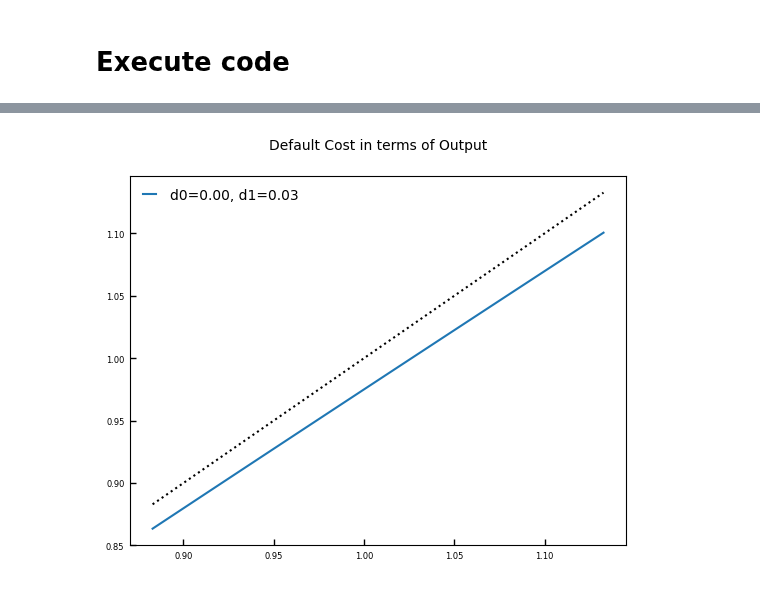
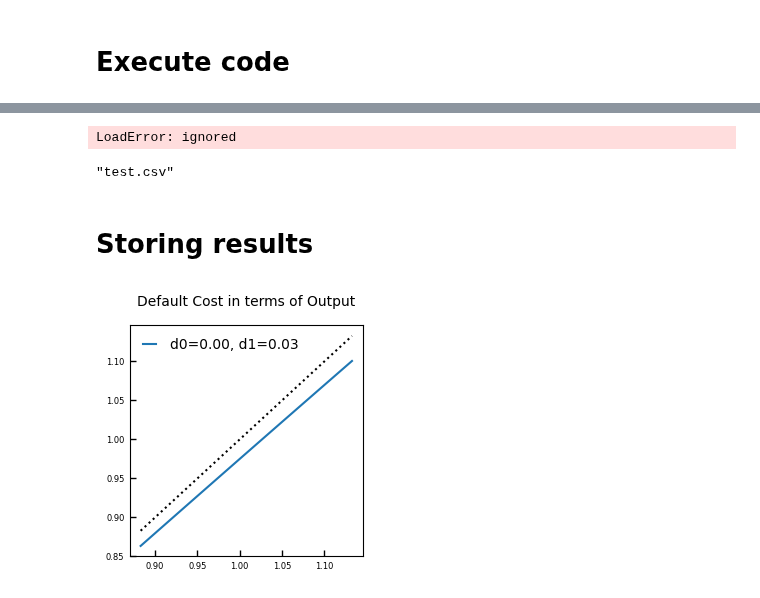
Before and after one commit to carlogalli/colab-gpu, a Jupyter notebook: jmp_v5.ipynb, the cells around one changed output, grey strips where cells are left out. Cells and saved outputs as stored; diff of their text form; code cells hidden in the pictures.

```diff
--- a/jmp_v5.ipynb
+++ b/jmp_v5.ipynb
@@ -1427,39 +1498,38 @@ ny=51, nB=150, B∈[0.01, 2.50], θ=0.28, h=0.37, ρ_B=1.0e-03, ρ_mu=1.0e-03,
+# %%
+moments
+# %% [output]
+LoadError: ignored
+# %%
+CSV.write("test.csv", DataFrame(res, :auto))
+# %% [output]
+"test.csv"
+# %% [markdown]
+# Storing results
 # %%
 ny=Int32(51); ρ=0.9293f0; σ_ϵ=0.0115f0
 grid, P = tauchen_carlo(ny, ρ, σ_ϵ)
 ygrid = exp.(grid)
 
 fn=21
-figure(fn)
+figure(fn, figsize=(3,3), dpi=100)
 clf()
 ds = [
-    # 0.0025   0.0025;
     0.       0.025;
-    #-0.003   0.0025;
-    # 0.1          0.1;
-
     #-0.1    0.005;
     # -0.2    0.01;
     # -0.3    0.0125;
     # -0.4    0.005;
     # -0.5    0.02;
     ]
 for i in 1:size(ds)[1]
     d0 = ds[i,1]
     d1 = -d0+ds[i,2]
     plot(ygrid, [y-max(0, d0*y+d1*y^2) for y in ygrid], label=@sprintf("d0=%.2f, d1=%.2f", d0, d1))
     # plot(model.ygrid, [max(0, d0*y+d1*y^2) for y in model.ygrid], label=@sprintf("d0=%.4f, d1=%.4f", d0, d1))
 end
 plot(ygrid, ygrid, ":k")
 # plot(model.ygrid, zeros(model.ny), ":k")
 title("Default Cost in terms of Output")
-
-# sca(axs[2])
-# plot(model.Bgrid, [yhat_fn(model, ib) for ib in 1:model.nB])
-# iB0=30
-# plot(model.ygrid, model.vr[iB0,:].-model.vd[iB0,:],"-o",color=c,ms=2)
-# plot(model.ygrid, zeros(model.ny), ":k")
-# ylim(-0.05, 0.05)
 plot_style(fn)
 # %% [output]
-[figure, old version]
+[figure, new version]
```
Also changed, not shown: parts of 9 cells of this notebook.
